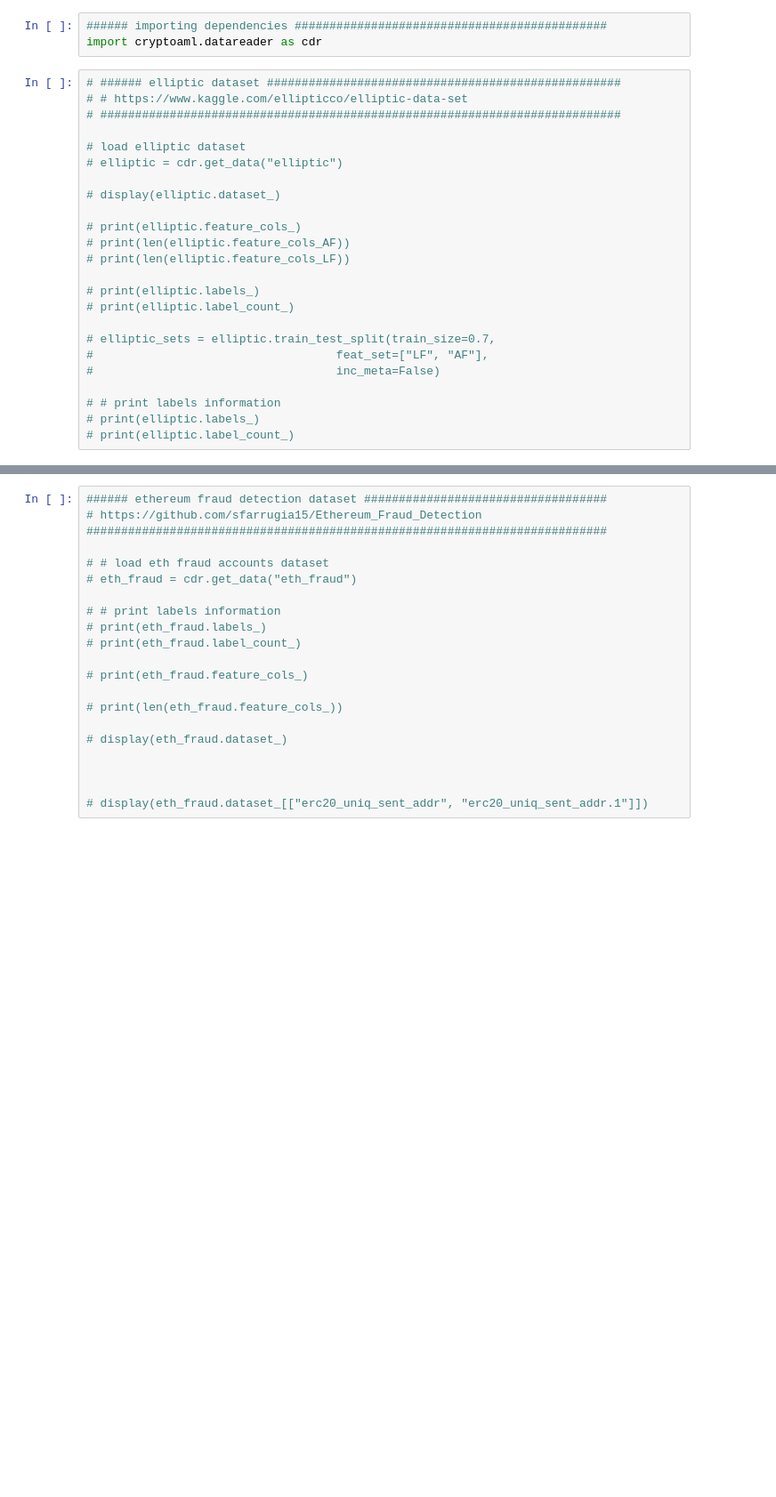
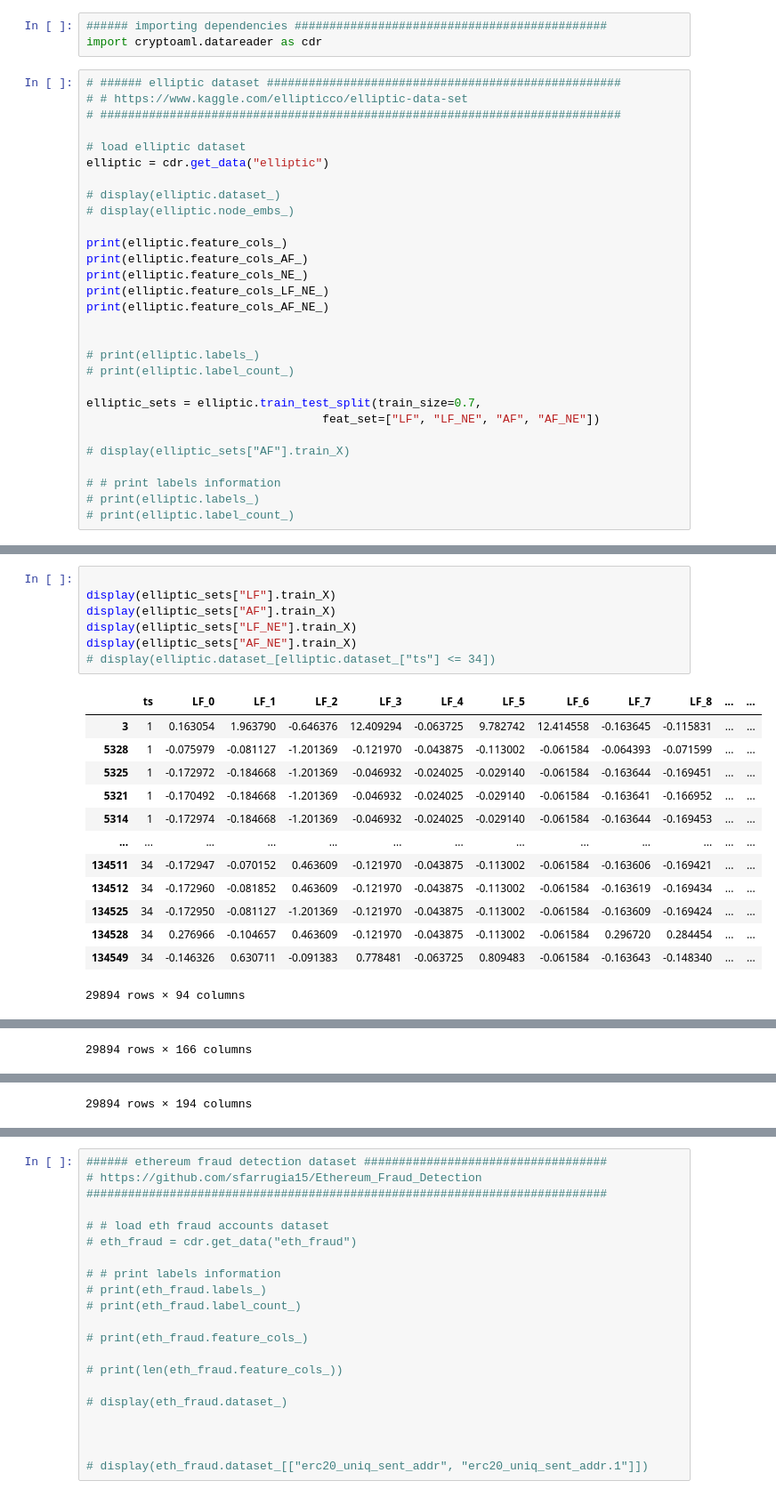
Before and after one commit to achmand/aml-crypto-graph, a Jupyter notebook: src/eda_datasets.ipynb, the cells around one changed output, grey strips where cells are left out. Shown at 89% size. Drawn from its saved outputs; the diff is of its cells as text; blank space fills up the shorter version.

Commit message:
Added node embeddings loading from elliptic datareader

```diff
--- a/src/eda_datasets.ipynb
+++ b/src/eda_datasets.ipynb
@@ -7,20 +7,25 @@ import cryptoaml.datareader as cdr
 # ###########################################################################
 
 # load elliptic dataset
-# elliptic = cdr.get_data("elliptic")
+elliptic = cdr.get_data("elliptic")
 
 # display(elliptic.dataset_)
+# display(elliptic.node_embs_)
 
-# print(elliptic.feature_cols_)
-# print(len(elliptic.feature_cols_AF))
-# print(len(elliptic.feature_cols_LF))
+print(elliptic.feature_cols_)
+print(elliptic.feature_cols_AF_)
+print(elliptic.feature_cols_NE_)
+print(elliptic.feature_cols_LF_NE_)
+print(elliptic.feature_cols_AF_NE_)
+
 
 # print(elliptic.labels_)
 # print(elliptic.label_count_)
 
-# elliptic_sets = elliptic.train_test_split(train_size=0.7,
-#                                   feat_set=["LF", "AF"],
-#                                   inc_meta=False)
+elliptic_sets = elliptic.train_test_split(train_size=0.7,
+                                  feat_set=["LF", "LF_NE", "AF", "AF_NE"])
+
+# display(elliptic_sets["AF"].train_X)
 
 # # print labels information
 # print(elliptic.labels_)
@@ -27,0 +39,21 @@ import cryptoaml.datareader as cdr
+# %%
+
+display(elliptic_sets["LF"].train_X)
+display(elliptic_sets["AF"].train_X)
+display(elliptic_sets["LF_NE"].train_X)
+display(elliptic_sets["AF_NE"].train_X)
+# display(elliptic.dataset_[elliptic.dataset_["ts"] <= 34])
+# %% [output]
+|  | ts | LF_0 | LF_1 | LF_2 | LF_3 | LF_4 | LF_5 | LF_6 | LF_7 | LF_8 | ... | ... |
+| 3 | 1 | 0.163054 | 1.963790 | -0.646376 | 12.409294 | -0.063725 | 9.782742 | 12.414558 | -0.163645 | -0.115831 | ... | ... |
+| 5328 | 1 | -0.075979 | -0.081127 | -1.201369 | -0.121970 | -0.043875 | -0.113002 | -0.061584 | -0.064393 | -0.071599 | ... | ... |
+| 5325 | 1 | -0.172972 | -0.184668 | -1.201369 | -0.046932 | -0.024025 | -0.029140 | -0.061584 | -0.163644 | -0.169451 | ... | ... |
+| 5321 | 1 | -0.170492 | -0.184668 | -1.201369 | -0.046932 | -0.024025 | -0.029140 | -0.061584 | -0.163641 | -0.166952 | ... | ... |
+| 5314 | 1 | -0.172974 | -0.184668 | -1.201369 | -0.046932 | -0.024025 | -0.029140 | -0.061584 | -0.163644 | -0.169453 | ... | ... |
+| ... | ... | ... | ... | ... | ... | ... | ... | ... | ... | ... | ... | ... |
+| 134511 | 34 | -0.172947 | -0.070152 | 0.463609 | -0.121970 | -0.043875 | -0.113002 | -0.061584 | -0.163606 | -0.169421 | ... | ... |
+| 134512 | 34 | -0.172960 | -0.081852 | 0.463609 | -0.121970 | -0.043875 | -0.113002 | -0.061584 | -0.163619 | -0.169434 | ... | ... |
+| 134525 | 34 | -0.172950 | -0.081127 | -1.201369 | -0.121970 | -0.043875 | -0.113002 | -0.061584 | -0.163609 | -0.169424 | ... | ... |
+| 134528 | 34 | 0.276966 | -0.104657 | 0.463609 | -0.121970 | -0.043875 | -0.113002 | -0.061584 | 0.296720 | 0.284454 | ... | ... |
+| 134549 | 34 | -0.146326 | 0.630711 | -0.091383 | 0.778481 | -0.063725 | 0.809483 | -0.061584 | -0.163643 | -0.148340 | ... | ... |
+29894 rows × 94 columns
@@ -27,0 +72 @@ import cryptoaml.datareader as cdr
+29894 rows × 166 columns
@@ -27,0 +85 @@ import cryptoaml.datareader as cdr
+29894 rows × 194 columns
```
Also changed, not shown: parts of 3 cells of this notebook, 4 other files.
